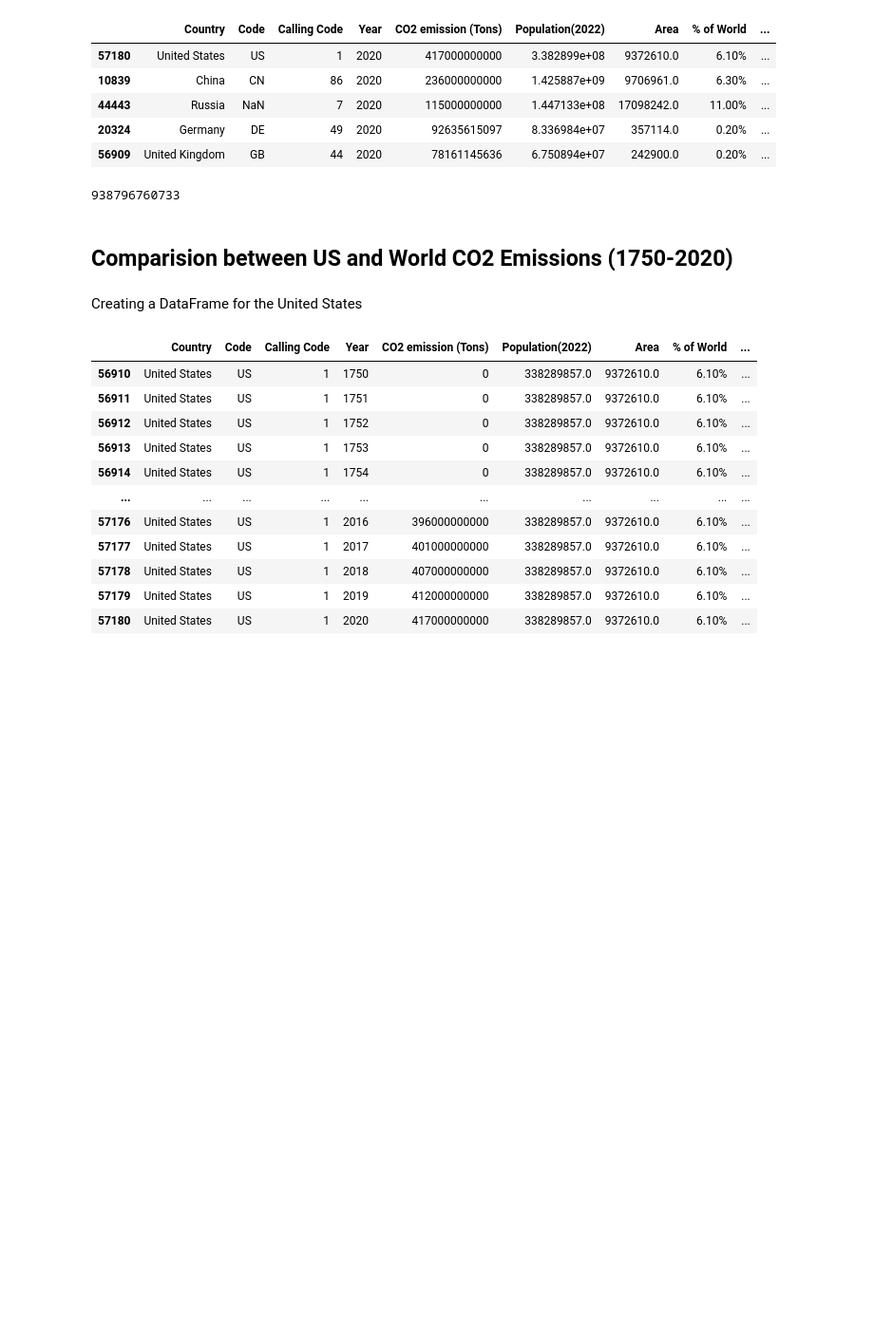
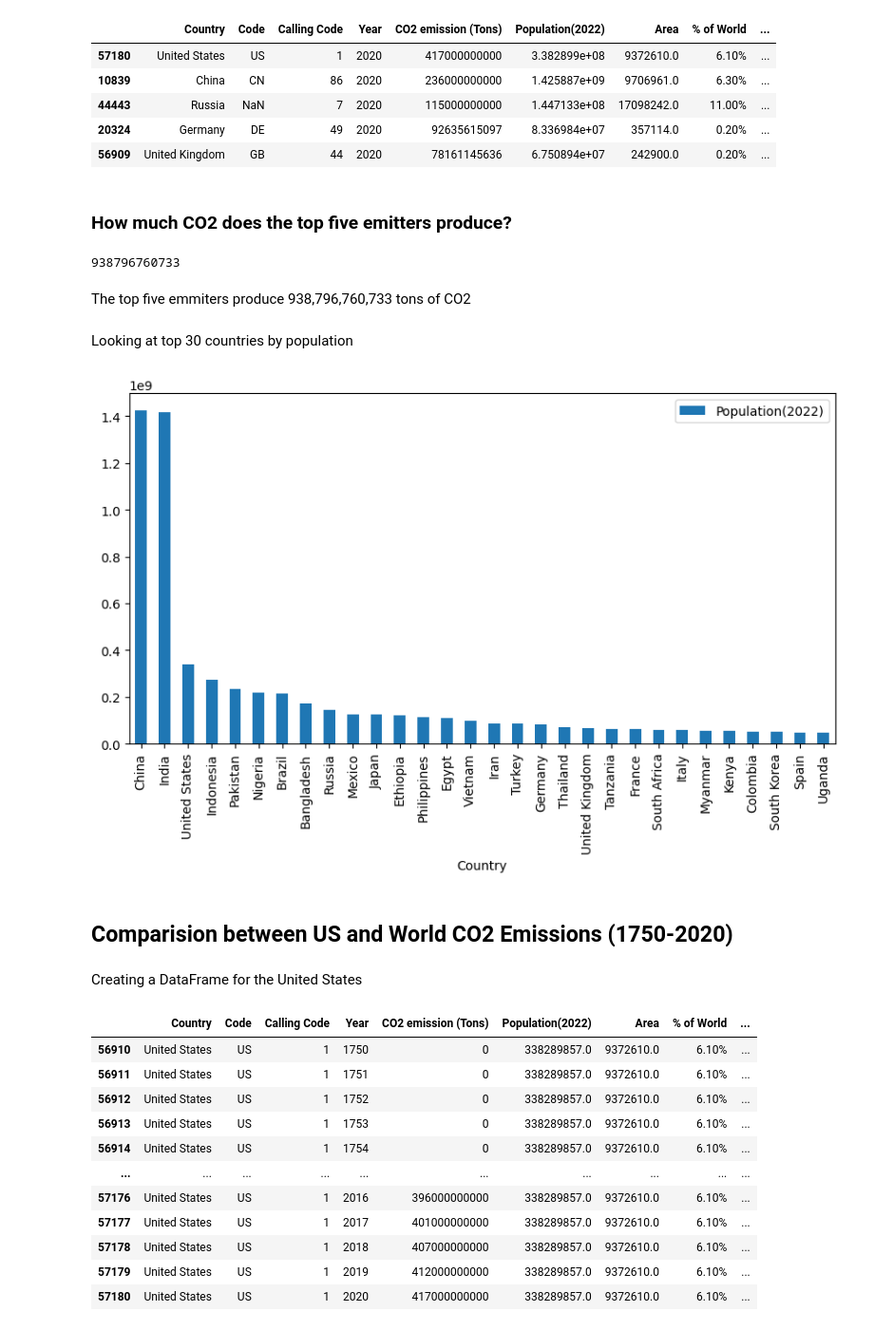
Before and after one commit to DanielBrechner/World-CO2-Emissions-Analysis, a Jupyter notebook: app.ipynb, the cells around one changed output. Shown: that part at 95% size. Drawn from its saved outputs; the diff is of its cells as text; code cells hidden in the pictures; blank space fills up the shorter version.

```diff
--- a/app.ipynb
+++ b/app.ipynb
@@ -190,4 +200,6 @@ top_five
 | 44443 | Russia | NaN | 7 | 2020 | 115000000000 | 1.447133e+08 | 17098242.0 | 11.00% | ... |
 | 20324 | Germany | DE | 49 | 2020 | 92635615097 | 8.336984e+07 | 357114.0 | 0.20% | ... |
 | 56909 | United Kingdom | GB | 44 | 2020 | 78161145636 | 6.750894e+07 | 242900.0 | 0.20% | ... |
+# %% [markdown]
+### How much CO2 does the top five emitters produce?
 # %%
@@ -195,5 +208,13 @@ top_five['CO2 emission (Tons)'].sum()
 # %% [output]
 938796760733
+# %% [markdown]
+The top five emmiters produce 938,796,760,733 tons of CO2
+# %% [markdown]
+Looking at top 30 countries by population
+# %%
+df[df['Year']==2020].sort_values(by='Population(2022)', ascending=False).head(30).plot.bar(x='Country',y='Population(2022)',figsize=(10,5));
+# %% [output]
+[figure, added]
 # %% [markdown]
 ## Comparision between US and World CO2 Emissions (1750-2020)
 # %% [markdown]
```
Also changed, not shown: parts of 19 cells of this notebook, 1 other file.
